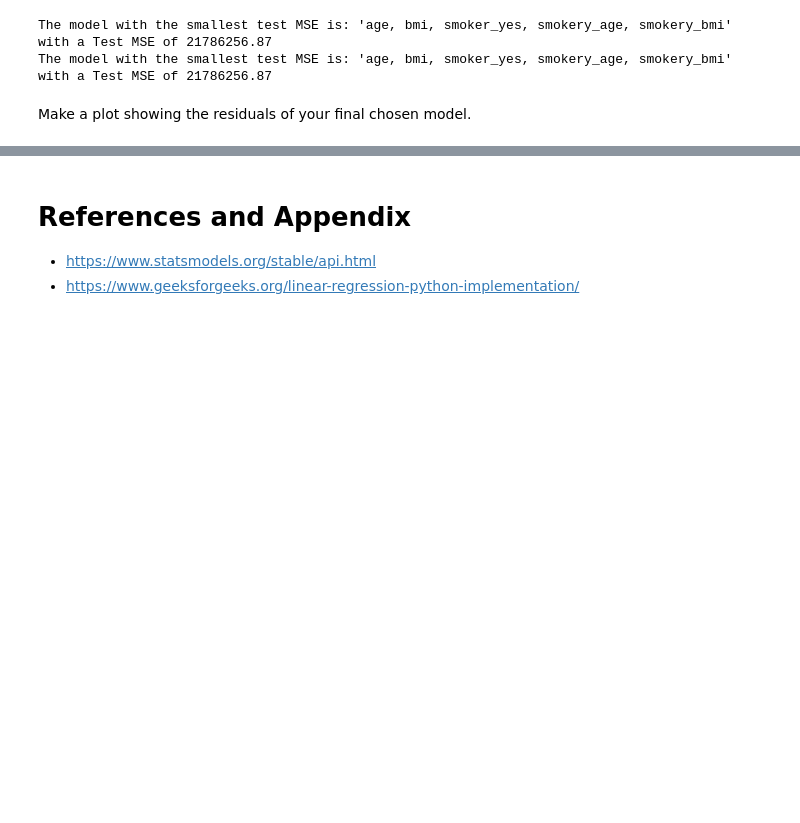
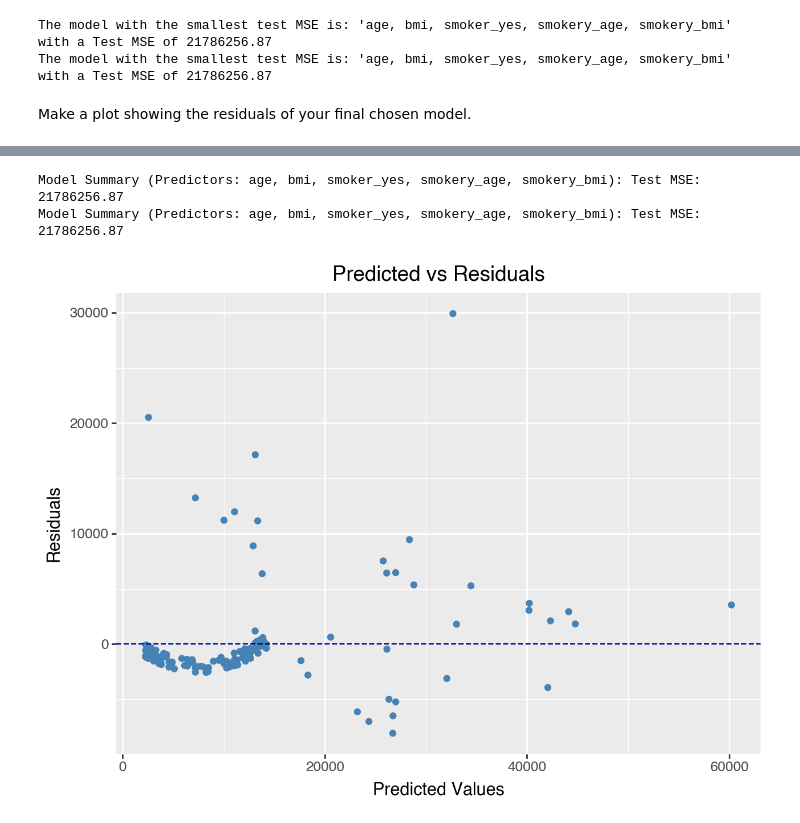
Before and after one commit to stolieerickson/GSB544-Computing, a Jupyter notebook: Labs/Lab5.ipynb, the cells around one changed output, grey strips where cells are left out. Drawn from its saved outputs; the diff is of its cells as text; code cells hidden in the pictures; blank space fills up the shorter version.

```diff
--- a/Labs/Lab5.ipynb
+++ b/Labs/Lab5.ipynb
@@ -549,5 +467,17 @@ Best Test MSE: 21333664.98
-# %% [markdown]
-# References and Appendix
-
-- https://www.statsmodels.org/stable/api.html
-- https://www.geeksforgeeks.org/linear-regression-python-implementation/
+# %%
+modele = model_mse(data_clean, data_clean2, ["age", "bmi", "smoker_yes", "smokery_age", "smokery_bmi"], "charges", return_details = True)
+plot_data = pd.DataFrame({
+        "Predicted": modele["test_predictions"],
+        "Residuals": modele["test_residuals"]
+    })
+
+(ggplot(plot_data, aes(x="Predicted", y="Residuals")) +
+     geom_point(color="steelblue") +
+     geom_hline(yintercept=0, linetype="dashed", color="darkblue") +
+     labs(title="Predicted vs Residuals",
+          x="Predicted Values",
+          y="Residuals"))
+# %% [output]
+Model Summary (Predictors: age, bmi, smoker_yes, smokery_age, smokery_bmi): Test MSE: 21786256.87
+Model Summary (Predictors: age, bmi, smoker_yes, smokery_age, smokery_bmi): Test MSE: 21786256.87
+[figure, added]
```
Also changed, not shown: parts of 11 cells of this notebook, 3 other files.
